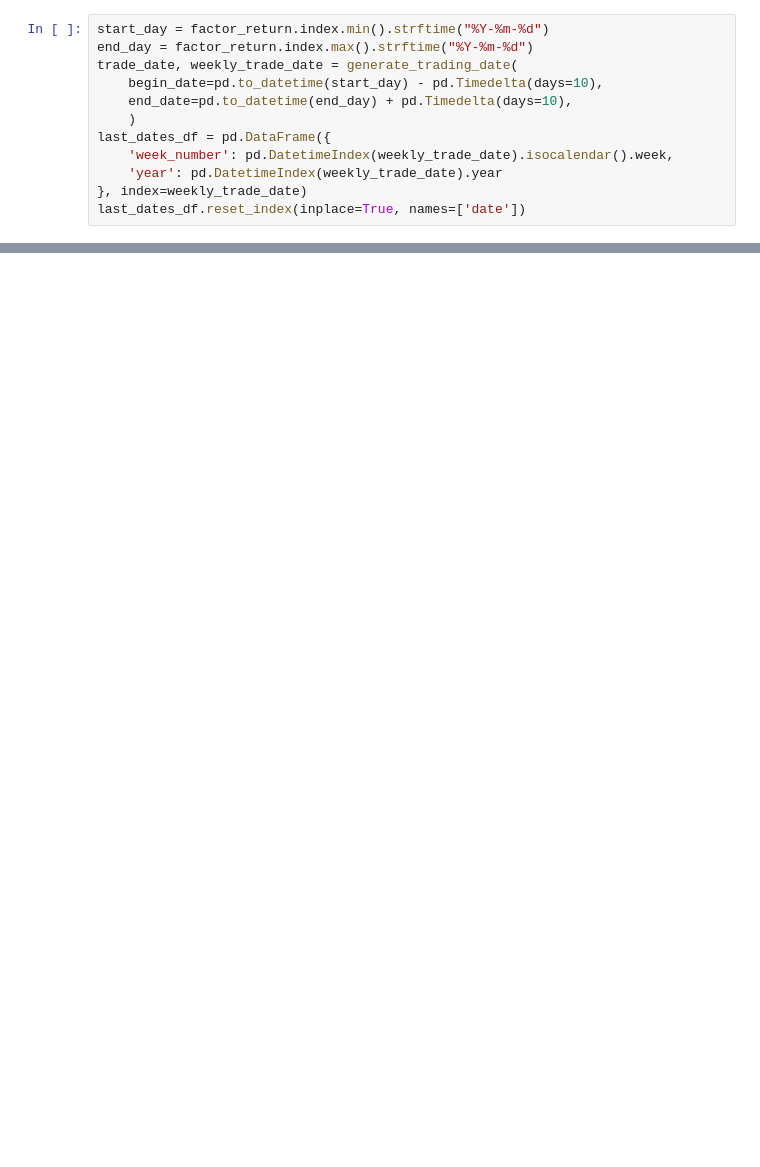
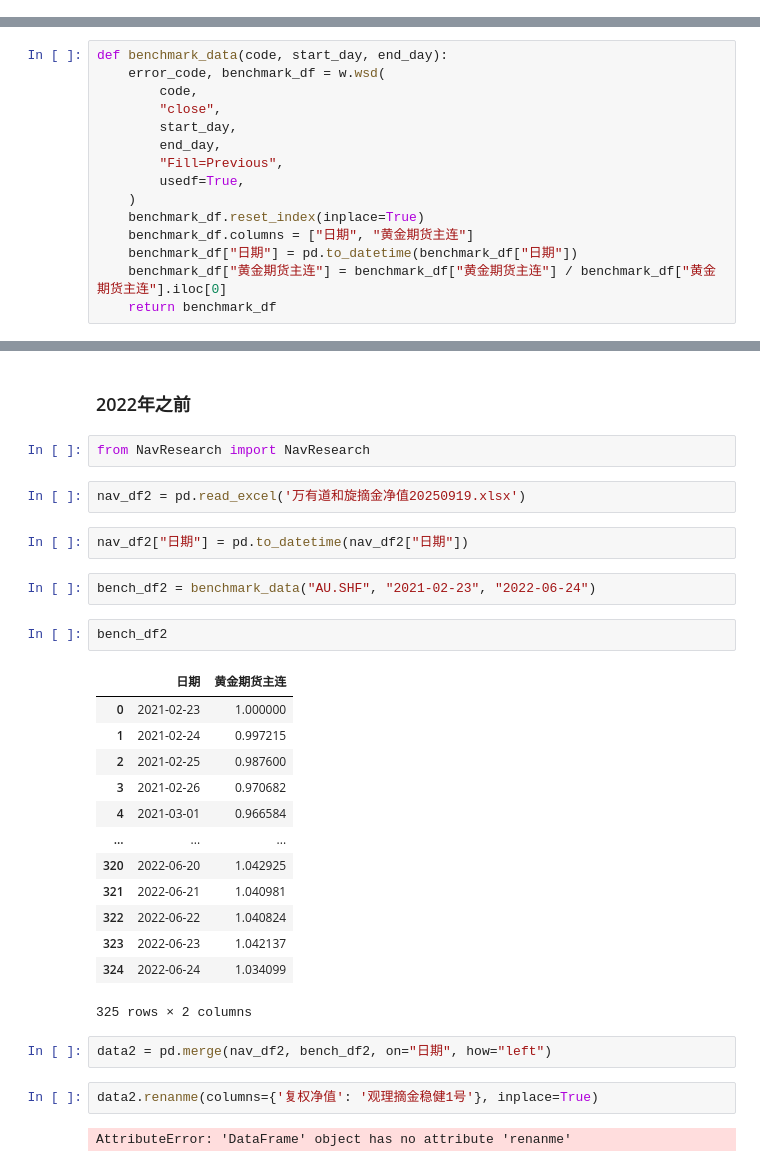
Before and after one commit to Slow-birds/Private_nav_research, a Jupyter notebook: test.ipynb, the cells around one changed output, grey strips where cells are left out. Saved outputs shown, nothing was run; the diff lists cells and outputs as text; blank space fills up the shorter version.

```diff
--- a/test.ipynb
+++ b/test.ipynb
@@ -141,12 +0,0 @@ weekly_factor
-# %%
-start_day = factor_return.index.min().strftime("%Y-%m-%d")
-end_day = factor_return.index.max().strftime("%Y-%m-%d")
-trade_date, weekly_trade_date = generate_trading_date(
-    begin_date=pd.to_datetime(start_day) - pd.Timedelta(days=10),
-    end_date=pd.to_datetime(end_day) + pd.Timedelta(days=10),
-    )
-last_dates_df = pd.DataFrame({
-    'week_number': pd.DatetimeIndex(weekly_trade_date).isocalendar().week,
-    'year': pd.DatetimeIndex(weekly_trade_date).year
-}, index=weekly_trade_date)
-last_dates_df.reset_index(inplace=True, names=['date'])
@@ -317,0 +18,15 @@ plt.show()
+# %%
+def benchmark_data(code, start_day, end_day):
+    error_code, benchmark_df = w.wsd(
+        code,
+        "close",
+        start_day,
+        end_day,
+        "Fill=Previous",
+        usedf=True,
+    )
+    benchmark_df.reset_index(inplace=True)
+    benchmark_df.columns = ["日期", "黄金期货主连"]
+    benchmark_df["日期"] = pd.to_datetime(benchmark_df["日期"])
+    benchmark_df["黄金期货主连"] = benchmark_df["黄金期货主连"] / benchmark_df["黄金期货主连"].iloc[0]
+    return benchmark_df
@@ -317,0 +78,32 @@ plt.show()
+# %% [markdown]
+### 2022年之前
+# %%
+from NavResearch import NavResearch
+# %%
+nav_df2 = pd.read_excel('万有道和旋摘金净值20250919.xlsx')
+# %%
+nav_df2["日期"] = pd.to_datetime(nav_df2["日期"])
+# %%
+bench_df2 = benchmark_data("AU.SHF", "2021-02-23", "2022-06-24")
+# %%
+bench_df2
+# %% [output]
+|  | 日期 | 黄金期货主连 |
+| 0 | 2021-02-23 | 1.000000 |
+| 1 | 2021-02-24 | 0.997215 |
+| 2 | 2021-02-25 | 0.987600 |
+| 3 | 2021-02-26 | 0.970682 |
+| 4 | 2021-03-01 | 0.966584 |
+| ... | ... | ... |
+| 320 | 2022-06-20 | 1.042925 |
+| 321 | 2022-06-21 | 1.040981 |
+| 322 | 2022-06-22 | 1.040824 |
+| 323 | 2022-06-23 | 1.042137 |
+| 324 | 2022-06-24 | 1.034099 |
+325 rows × 2 columns
+# %%
+data2 = pd.merge(nav_df2, bench_df2, on="日期", how="left")
+# %%
+data2.renanme(columns={'复权净值': '观理摘金稳健1号'}, inplace=True)
+# %% [output]
+AttributeError: 'DataFrame' object has no attribute 'renanme'
```
Also changed, not shown: parts of 36 cells of this notebook.
